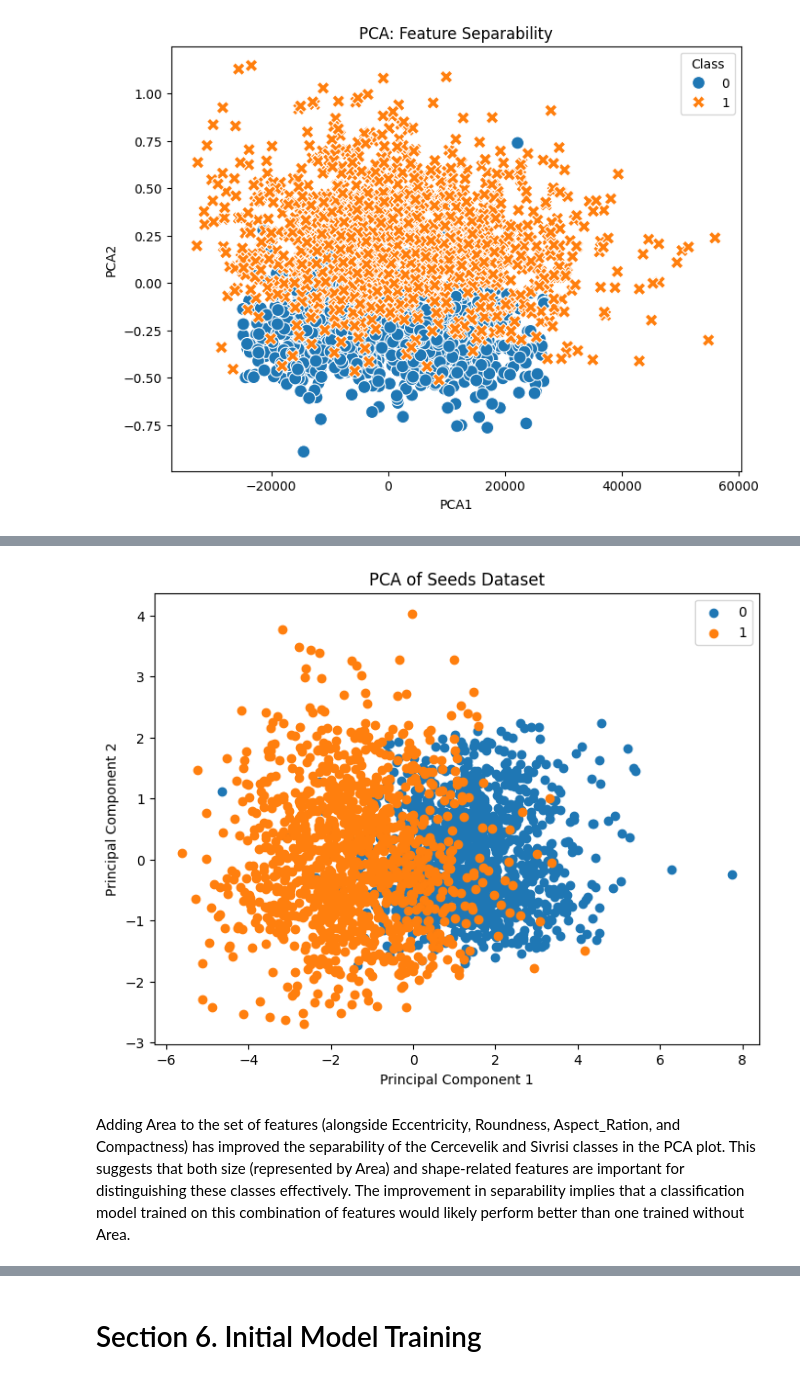
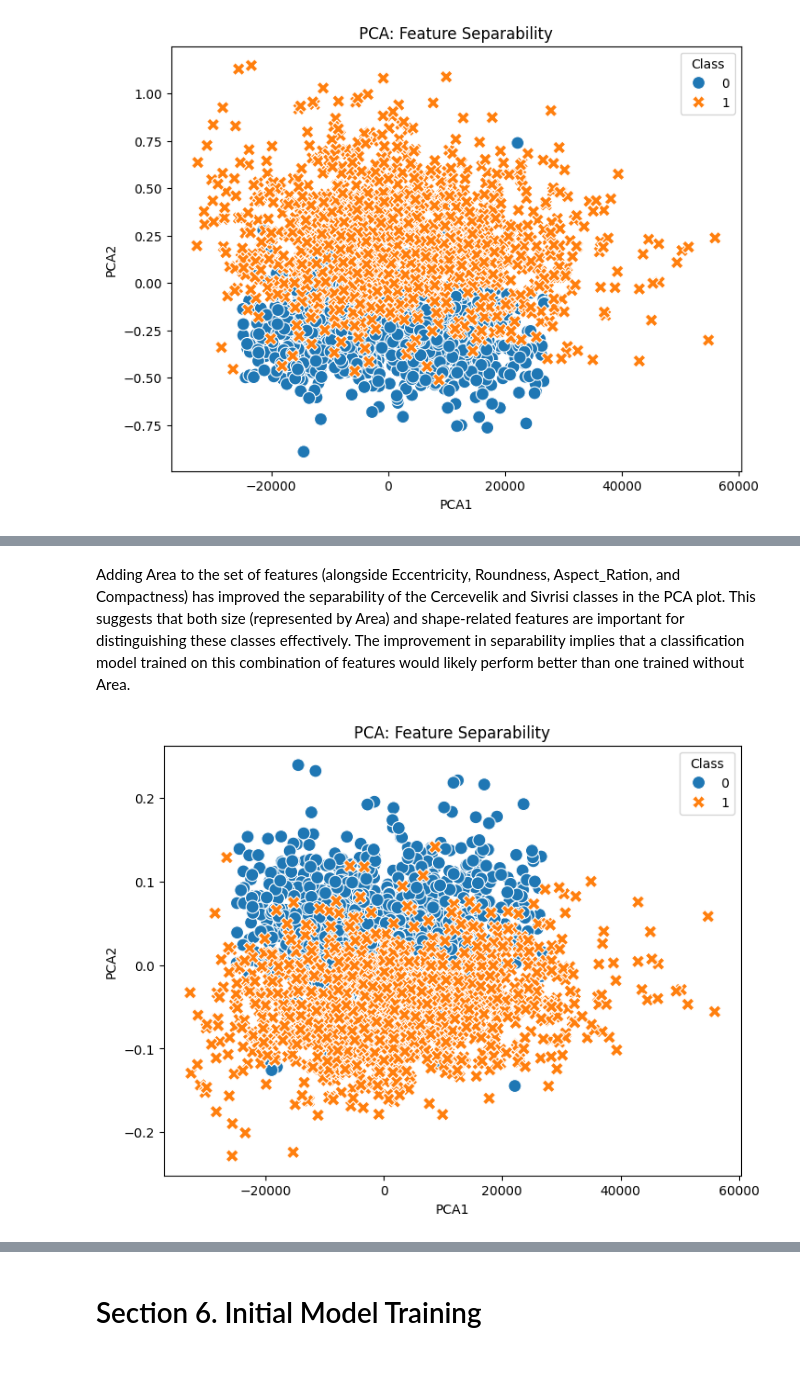
Before and after one commit to xLelouch03/STINTSY-MCO, a Jupyter notebook: main.ipynb, the cells around one changed output, grey strips where cells are left out. Saved outputs shown, nothing was run; the diff lists cells and outputs as text; code cells hidden in the pictures.

```diff
--- a/main.ipynb
+++ b/main.ipynb
@@ -415,28 +335,16 @@ WITH Scaler
-# %%
-features = ['Area', 'Eccentricity', 'Roundness', 'Aspect_Ration', 'Compactness']  # Replace or add more features
-X = data[features]
-
-scaler = StandardScaler()
-X_scaled = scaler.fit_transform(X)
-
-pca = PCA(n_components=2)  # Choose the number of components
-principal_components = pca.fit_transform(X_scaled)
-
-pca_df = pd.DataFrame(data=principal_components, columns=['PC1', 'PC2'])
-pca_df['Class'] = data['Class']  # Add class labels for visualization
-
-plt.figure(figsize=(8, 6))
-classes = pca_df['Class'].unique()
-for class_label in classes:
-    subset = pca_df[pca_df['Class'] == class_label]
-    plt.scatter(subset['PC1'], subset['PC2'], label=class_label)
-
-plt.title('PCA of Seeds Dataset')
-plt.xlabel('Principal Component 1')
-plt.ylabel('Principal Component 2')
-plt.legend()
-plt.show()
-# %% [output]
-[figure, removed]
 # %% [markdown]
 Adding Area to the set of features (alongside Eccentricity, Roundness, Aspect_Ration, and Compactness) has improved the separability of the Cercevelik and Sivrisi classes in the PCA plot. This suggests that both size (represented by Area) and shape-related features are important for distinguishing these classes effectively. The improvement in separability implies that a classification model trained on this combination of features would likely perform better than one trained without Area.
+# %%
+# Dimensionality Reduction
+features = ['Area','Eccentricity', 'Roundness']
+
+pca = PCA(n_components=2)
+pca_result = pca.fit_transform(df[features])
+df['PCA1'], df['PCA2'] = pca_result[:, 0], pca_result[:, 1]
+
+plt.figure(figsize=(8, 6))
+sns.scatterplot(data=df, x='PCA1', y='PCA2', hue='Class', style='Class', s=100)
+plt.title('PCA: Feature Separability')
+plt.show()
+# %% [output]
+[figure, added]
```
Also changed, not shown: parts of 26 cells of this notebook.
